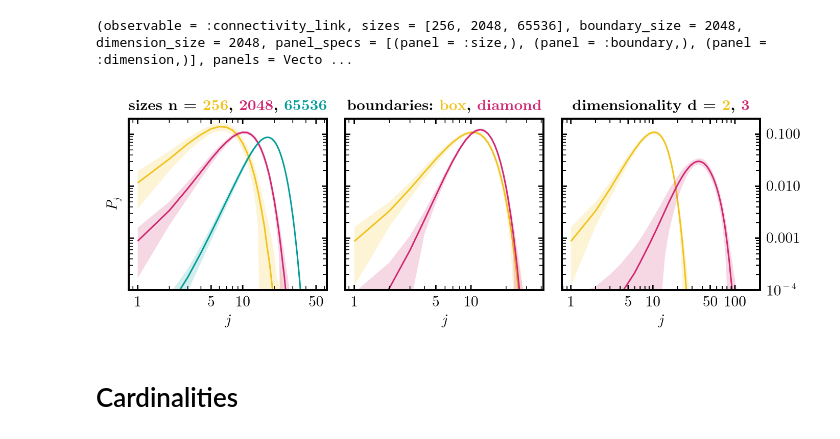
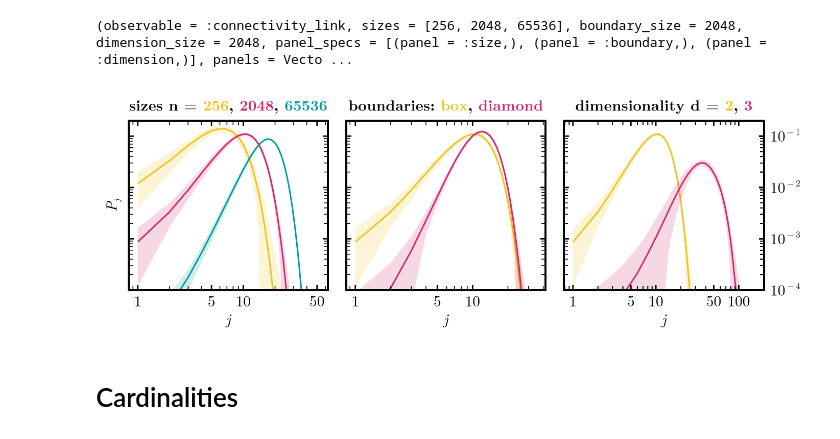
Before and after one commit to causal-wagner/CausalSetZoology, a Jupyter notebook: analysis/size_boundary_dependence.ipynb, the cells around one changed output. Saved outputs shown, nothing was run; the diff lists cells and outputs as text; code cells hidden in the pictures.

```diff
--- a/analysis/size_boundary_dependence.ipynb
+++ b/analysis/size_boundary_dependence.ipynb
@@ -7,7 +23,9 @@ Pkg.instantiate()
 # %%
 function fig_path(fig_name::String)
-        path = "/Users/fabianwagner/Dropbox/Fabian/Research/Shared Folders/CausalSetZoology/figs/"
-        #"/Users/fabian/Dropbox/Fabian/Research/Shared Folders/CausalSetZoology/figs/"
+        path = joinpath(
+    homedir(),
+    "Dropbox", "Fabian", "Research", "Shared Folders", "CausalSetZoology", "figs/"
+)
         return "$(path)$(fig_name)"
 end
 
@@ -18,28 +54,32 @@ includet("analysis.jl")
 # %%
 loaded_degree = load_graph_observable_size_boundary_dimension_plot_matrix_data(
     :connectivity_link;
-    sizes = [256,2048,65536],
-    size_paths = ["/Volumes/Causal Set Silo/causal_sets/analysis/link_degree_only/manifoldlike_simply_connected_link_degree_256_1000/statistics.jld2",
-    "/Volumes/Causal Set Silo/causal_sets/analysis/link_degree_only/manifoldlike_simply_connected_link_degree_2048_1000/statistics.jld2",
-    "/Volumes/Causal Set Silo/causal_sets/analysis/link_degree_only/manifoldlike_simply_connected_link_degree_65536_1000/statistics.jld2"],)
+    sizes = [256, 2048, 65536],
+    num_csets = [10000, 10000, 1000, 10000, 10000, 10000, 10000],
+    size_paths = [
+        "/Volumes/Causal Set Silo/causal_sets/analysis/manifoldlike_simply_connected_256_10000/statistics.jld2",
+        "/Volumes/Causal Set Silo/causal_sets/analysis/manifoldlike_simply_connected_2048_10000/statistics.jld2",
+        "/Volumes/Causal Set Silo/causal_sets/analysis/link_degree_only/manifoldlike_simply_connected_link_degree_65536_1000/statistics.jld2",
+    ])
 # %% [output]
 (observable = :connectivity_link, sizes = [256, 2048, 65536], boundary_size = 2048, dimension_size = 2048, panel_specs = [(panel = :size,), (panel = :boundary,), (panel = :dimension,)], panels = Vecto ...
 # %%
 graph_observable_size_boundary_dimension_plot_matrix(
     loaded_degree,
     fig_path("graph_observables/degree_size_boundary_dimension.pdf");
     ylim_size = (1e-4, 0.2),
     legend_position_size = (.6, .01),
     ylim_boundary = (1e-4, 0.2),
     legend_position_boundary = :lt,
     ylim_dimension = (1e-4, 0.2),
     legend_position_dimension = :lt,
+    yticks_dimension=([0.0001,0.001,0.01,0.1], [L"10^{-4}",L"10^{-3}",L"10^{-2}",L"10^{-1}"]),
     yticklabels_middle = false,
     yticklabels_left = false,
     title_legend = true
     )
 # %% [output]
-[figure, old version]
+[figure, new version]
 # %% [markdown]
 # Cardinalities
 # %%
```
Also changed, not shown: parts of 9 cells of this notebook, 1 other file.
